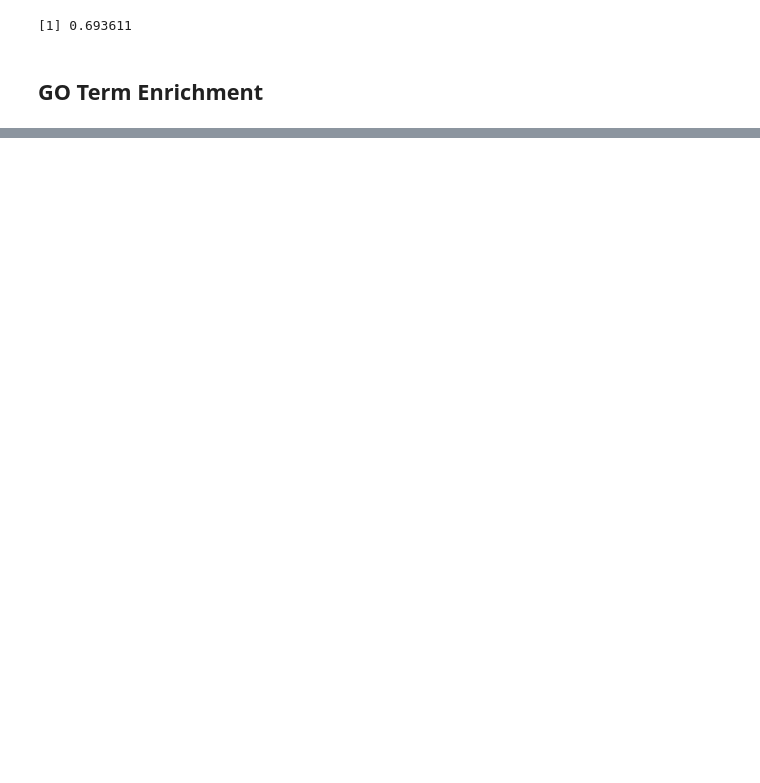
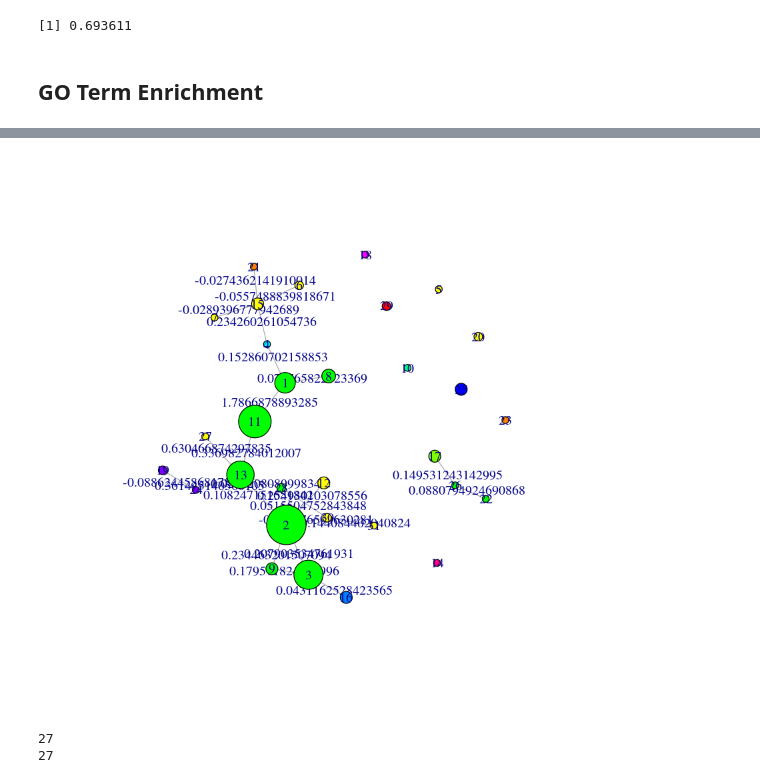
Before and after one commit to DavidMcDonald1993/hyperbolic_embedding, a Jupyter notebook: community_fitness.ipynb, the cells around one changed output, grey strips where cells are left out. Saved outputs shown, nothing was run; the diff lists cells and outputs as text; code cells hidden in the pictures; blank space fills up the shorter version.

```diff
--- a/community_fitness.ipynb
+++ b/community_fitness.ipynb
@@ -543,0 +593,7 @@ interClusterSimGO
+# %%
+E <- graph_from_adjacency_matrix(edges, mode = "undirected", weighted = T)
+# %%
+plot.igraph(E, vertex.size=lengths(communities),
+            vertex.color=colors[go_assignments], edge.label=E(E)$weight)
+# %% [output]
+[figure, added]
@@ -543,0 +604,5 @@ interClusterSimGO
+# %%
+communities_of_interest
+# %% [output]
+27
+27
```
Also changed, not shown: parts of 109 cells of this notebook, 4 other files.
